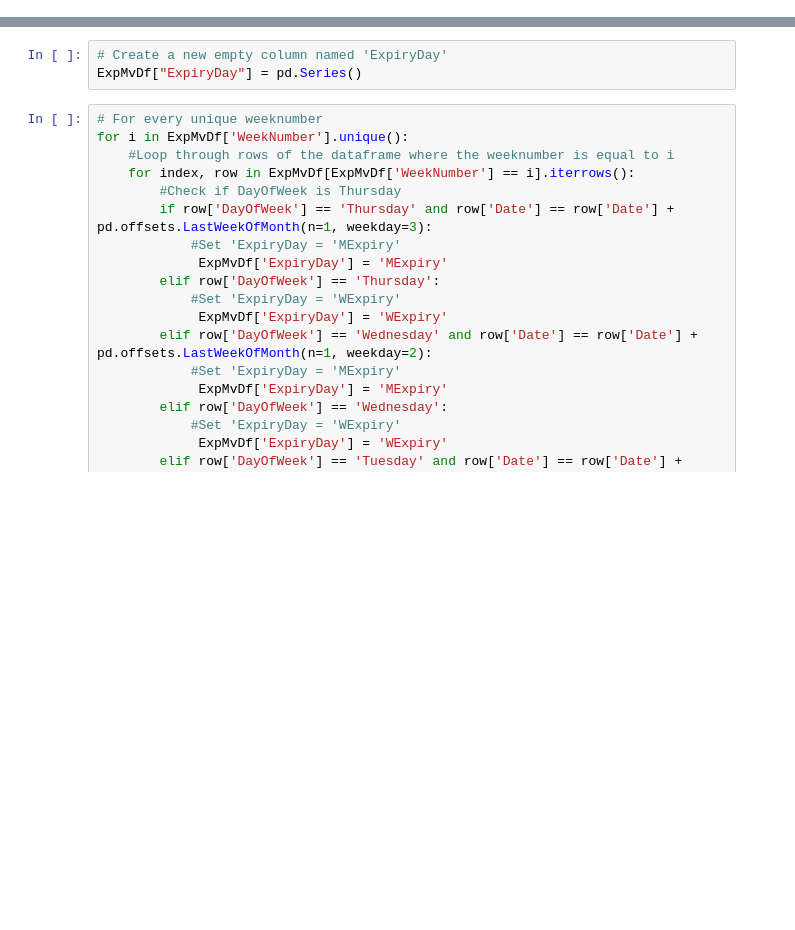
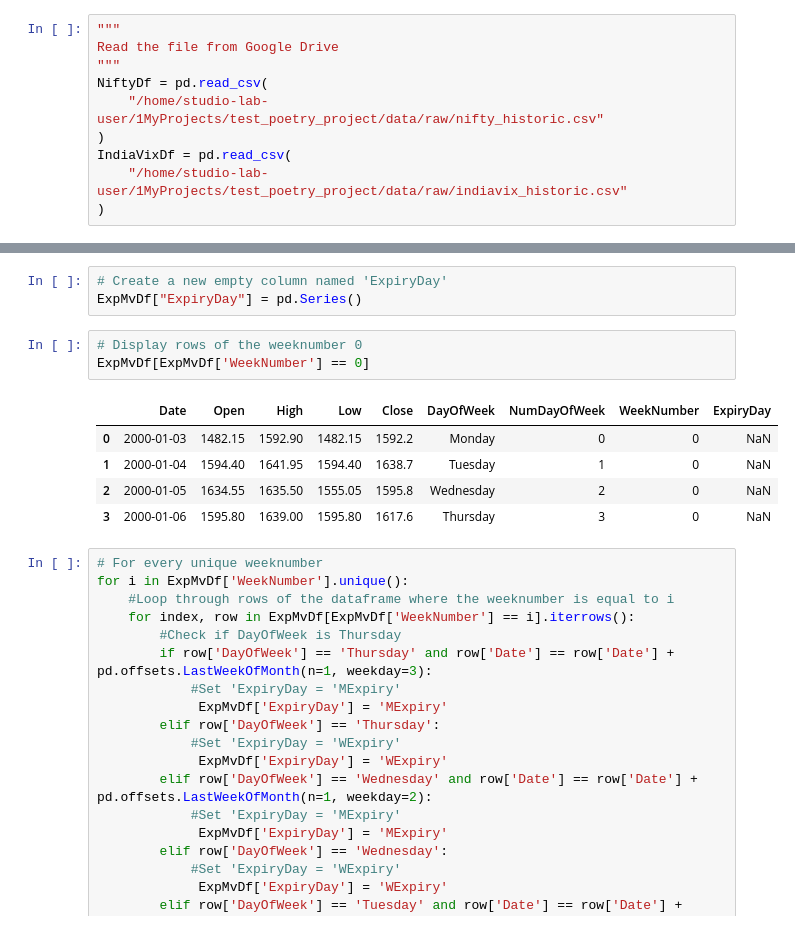
Before and after one commit to shankar58989/NiftyOptionsStrategyExperiment, a Jupyter notebook: notebooks/DataImportNotebook.ipynb, the cells around one changed output, grey strips where cells are left out. Drawn from its saved outputs; the diff is of its cells as text; blank space fills up the shorter version.

Commit message:
ExpMvDf filtered the data of individual weeks

```diff
--- a/notebooks/DataImportNotebook.ipynb
+++ b/notebooks/DataImportNotebook.ipynb
@@ -541,3 +539,13 @@ IndiaVixDf = pd.read_csv(
+# %%
+"""
+Read the file from Google Drive
+"""
+NiftyDf = pd.read_csv(
+    "/home/studio-lab-user/1MyProjects/test_poetry_project/data/raw/nifty_historic.csv"
+)
+IndiaVixDf = pd.read_csv(
+    "/home/studio-lab-user/1MyProjects/test_poetry_project/data/raw/indiavix_historic.csv"
+)
 # %%
 # """
 # Read the file from Desktop
@@ -636,6 +644,15 @@ ExpMvDf.tail(10)
 # %%
 # Create a new empty column named 'ExpiryDay'
 ExpMvDf["ExpiryDay"] = pd.Series()
+# %%
+# Display rows of the weeknumber 0
+ExpMvDf[ExpMvDf['WeekNumber'] == 0]
+# %% [output]
+|  | Date | Open | High | Low | Close | DayOfWeek | NumDayOfWeek | WeekNumber | ExpiryDay |
+| 0 | 2000-01-03 | 1482.15 | 1592.90 | 1482.15 | 1592.2 | Monday | 0 | 0 | NaN |
+| 1 | 2000-01-04 | 1594.40 | 1641.95 | 1594.40 | 1638.7 | Tuesday | 1 | 0 | NaN |
+| 2 | 2000-01-05 | 1634.55 | 1635.50 | 1555.05 | 1595.8 | Wednesday | 2 | 0 | NaN |
+| 3 | 2000-01-06 | 1595.80 | 1639.00 | 1595.80 | 1617.6 | Thursday | 3 | 0 | NaN |
 # %%
 # For every unique weeknumber
 for i in ExpMvDf['WeekNumber'].unique():
```
Also changed, not shown: parts of 2 cells of this notebook.
